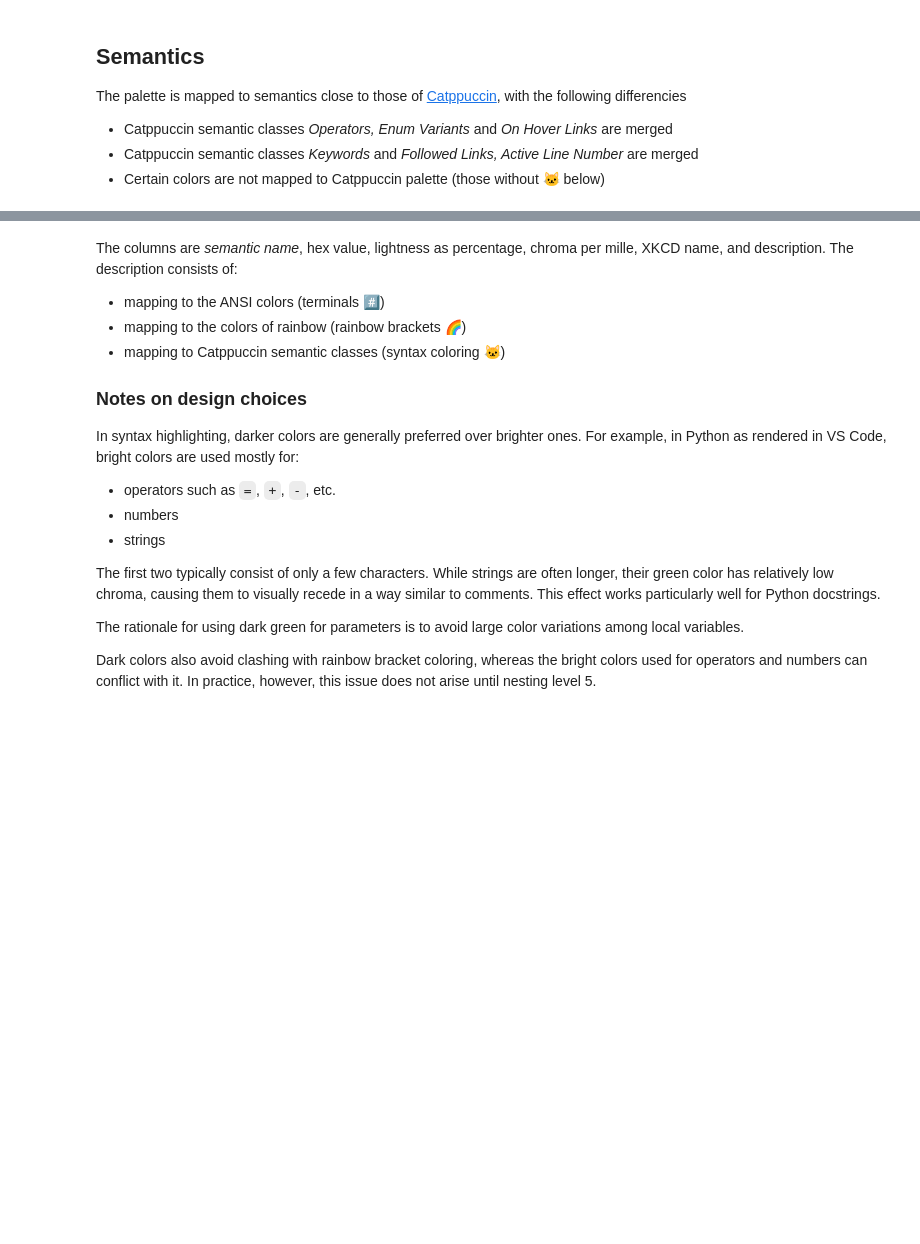
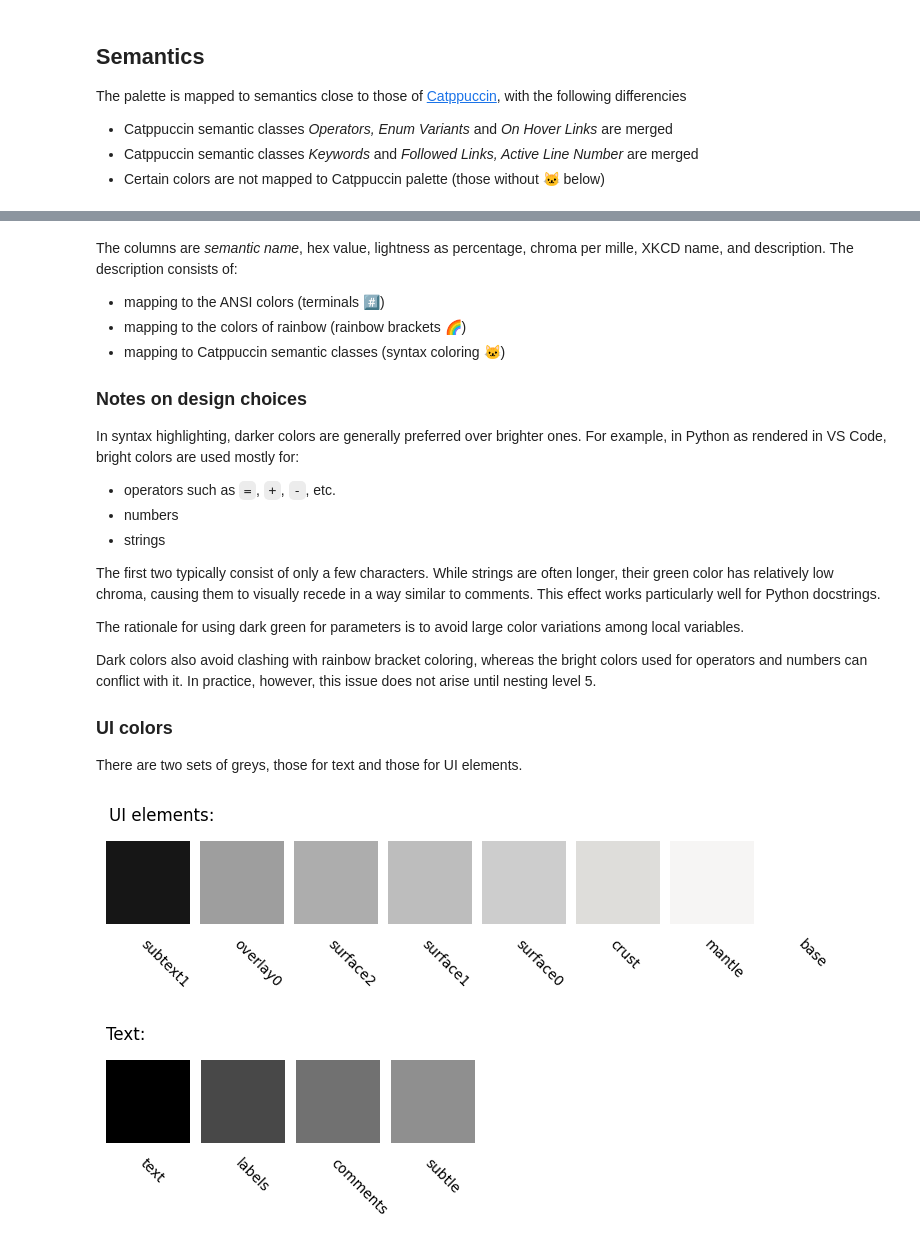
Before and after one commit to l-oksanen/vakio, a Jupyter notebook: design.ipynb, the cells around one changed output, grey strips where cells are left out. Saved outputs shown, nothing was run; the diff lists cells and outputs as text; code cells hidden in the pictures; blank space fills up the shorter version.

Commit message:
Added remark on UI colors

```diff
--- a/design.ipynb
+++ b/design.ipynb
@@ -107,3 +106,14 @@ The first two typically consist of only a few characters. While strings are ofte
 The rationale for using dark green for parameters is to avoid large color variations among local variables.
 
 Dark colors also avoid clashing with rainbow bracket coloring, whereas the bright colors used for operators and numbers can conflict with it. In practice, however, this issue does not arise until nesting level 5.
+
+
+### UI colors
+
+There are two sets of greys, those for text and those for UI elements.
+# %%
+view.indices(palette, metadata.UI_GREYS, title="UI elements:")
+view.indices(palette, metadata.TEXT_GREYS, title="Text:")
+# %% [output]
+[figure, added]
+[figure, added]
```
Also changed, not shown: parts of 2 cells of this notebook.
